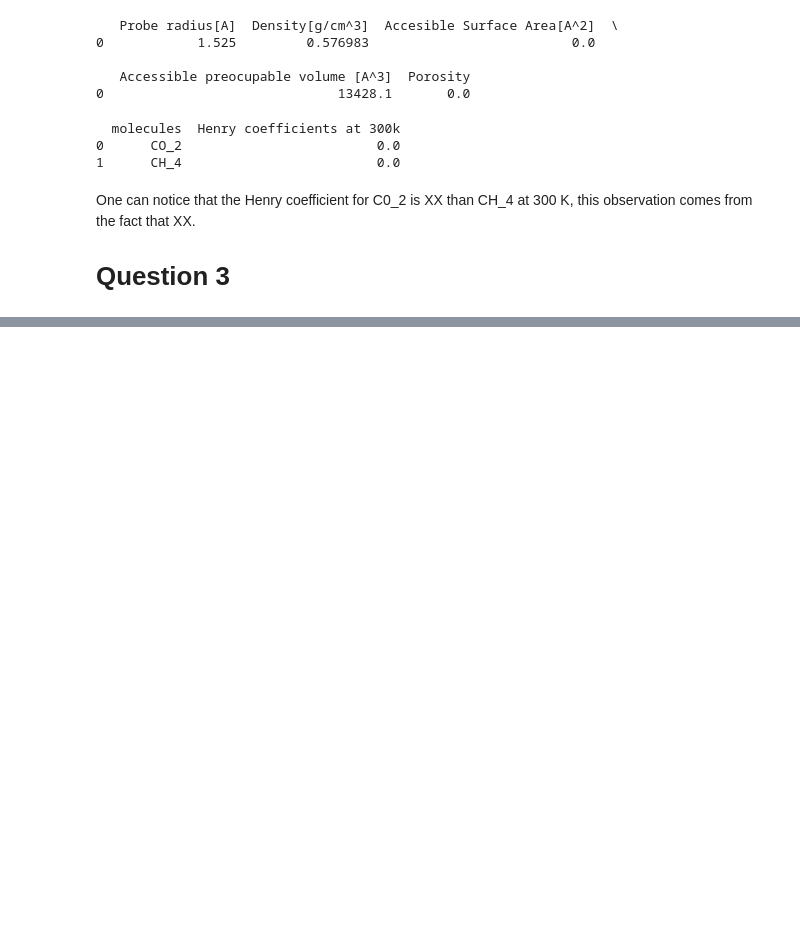
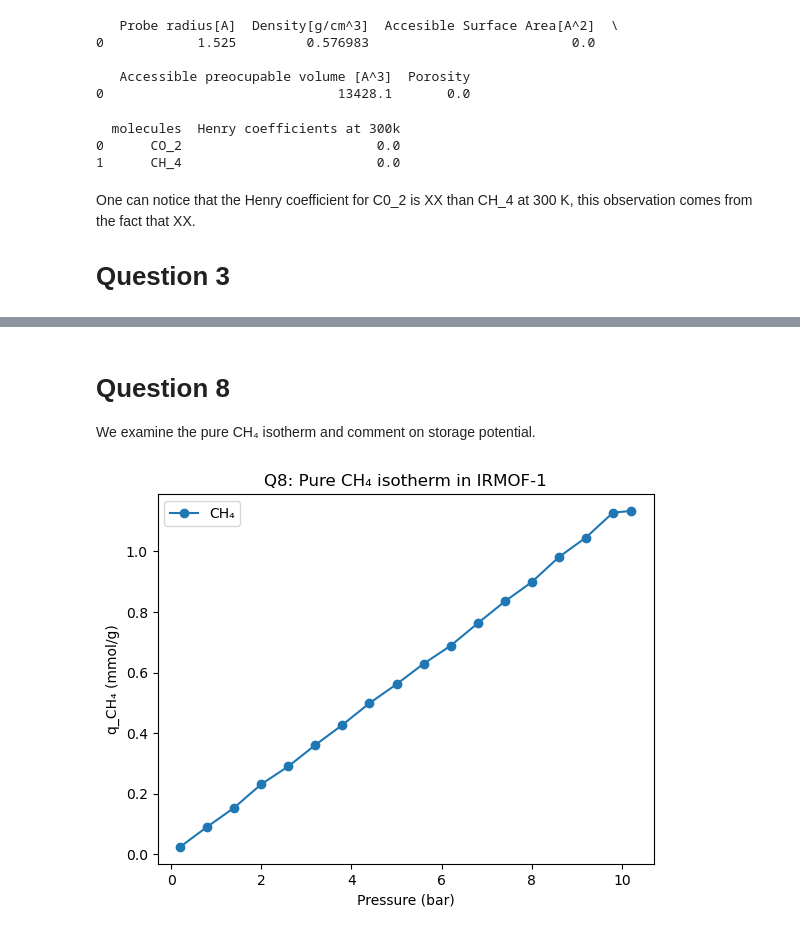
Before and after one commit to AloIsCoding/modeling-lab-project, a Jupyter notebook: Block 2/GroupA_Block2_Assignment2.ipynb, the cells around one changed output, grey strips where cells are left out. Drawn from its saved outputs; the diff is of its cells as text; code cells hidden in the pictures; blank space fills up the shorter version.

```diff
--- a/Block 2/GroupA_Block2_Assignment2.ipynb
+++ b/Block 2/GroupA_Block2_Assignment2.ipynb
@@ -36,0 +41,20 @@ One can notice that the Henry coefficient for C0_2 is XX than CH_4 at 300 K, thi
+# %%
+# Load CSV files (adjust file names if needed)
+file_co2 = "CO_2.csv"
+file_ch4 = "CH_4.csv"
+
+df_co2 = pd.read_csv(file_co2)
+df_ch4 = pd.read_csv(file_ch4)
+
+# Parse isotherm strings
+iso_co2 = ast.literal_eval(df_co2.loc[df_co2["Key"]=="isotherm","Value"].values[0])
+iso_ch4 = ast.literal_eval(df_ch4.loc[df_ch4["Key"]=="isotherm","Value"].values[0])
+
+pressures_co2 = np.array(iso_co2["pressure"])
+loadings_co2 = np.array(iso_co2["loading_absolute_average"])
+pressures_ch4 = np.array(iso_ch4["pressure"])
+loadings_ch4 = np.array(iso_ch4["loading_absolute_average"])
+
+# Henry coefficients
+K_CO2 = float(df_co2.loc[df_co2["Key"]=="henry_coefficient_average","Value"].values[0])
+K_CH4 = float(df_ch4.loc[df_ch4["Key"]=="henry_coefficient_average","Value"].values[0])
@@ -36,0 +138,14 @@ One can notice that the Henry coefficient for C0_2 is XX than CH_4 at 300 K, thi
+# %% [markdown]
+# Question 8
+
+We examine the pure CH₄ isotherm and comment on storage potential.
+# %%
+plt.figure()
+plt.plot(pressures_ch4, loadings_ch4, marker="o", label="CH₄")
+plt.xlabel("Pressure (bar)")
+plt.ylabel("q_CH₄ (mmol/g)")
+plt.title("Q8: Pure CH₄ isotherm in IRMOF-1")
+plt.legend()
+plt.show()
+# %% [output]
+[figure, added]
```
Also changed, not shown: parts of 10 cells of this notebook, 1 other file.
